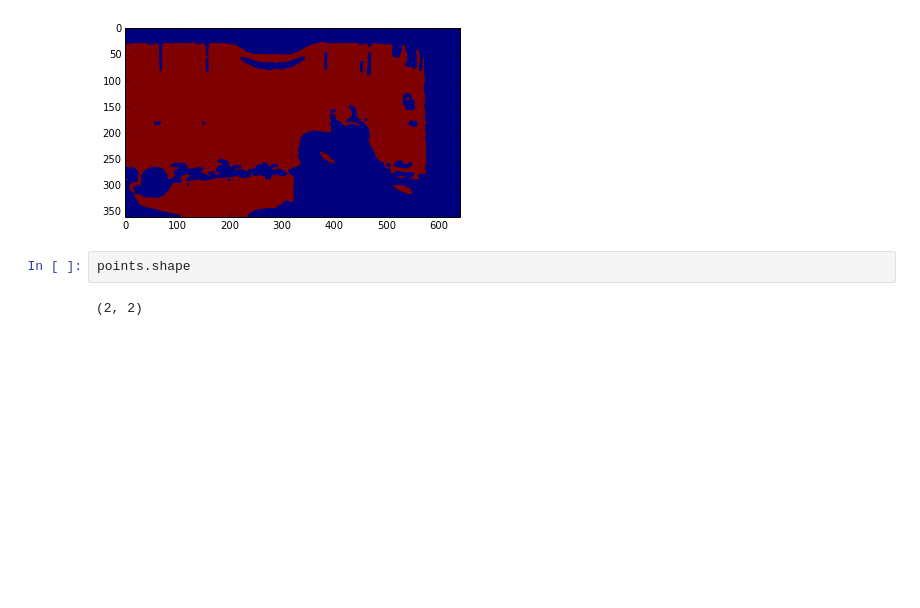
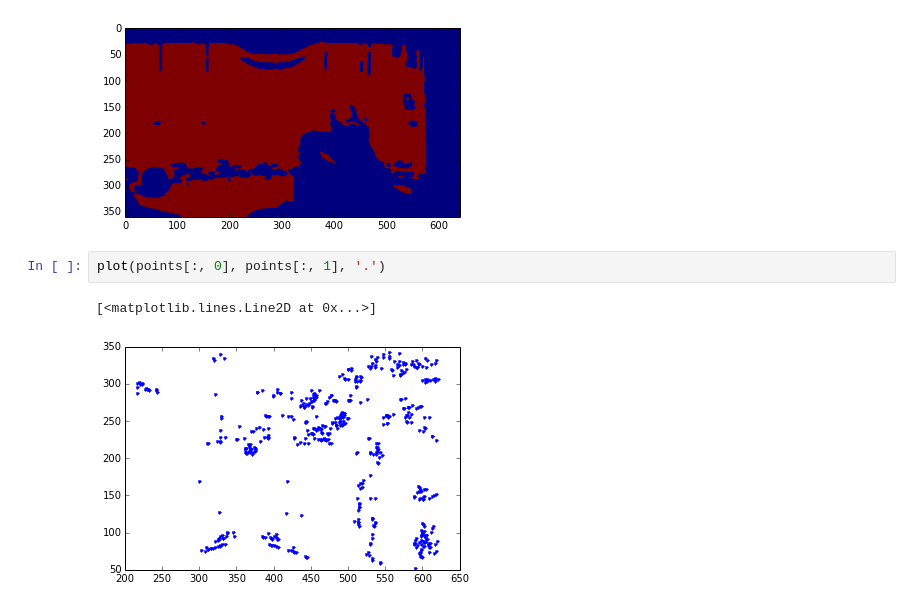
Before and after one commit to daemacles/gimx-calibration, a Jupyter notebook: gimx analysis.ipynb, the cells around one changed output. Drawn from its saved outputs; the diff is of its cells as text; blank space fills up the shorter version.

```diff
--- a/gimx analysis.ipynb
+++ b/gimx analysis.ipynb
@@ -29,7 +29,8 @@ imshow(mask2)
 # %% [output]
 <matplotlib.image.AxesImage at 0x...>
 [figure]
-# %%
-points.shape
-# %% [output]
-(2, 2)
+# %%
+plot(points[:, 0], points[:, 1], '.')
+# %% [output]
+[<matplotlib.lines.Line2D at 0x...>]
+[figure, added]
```
Also changed, not shown: 2 other files.
